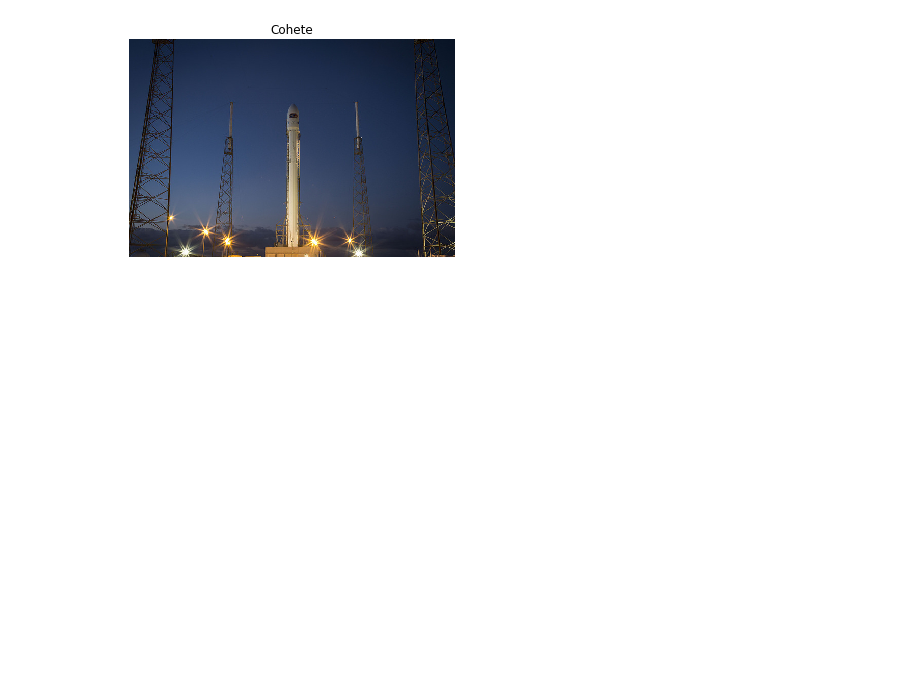
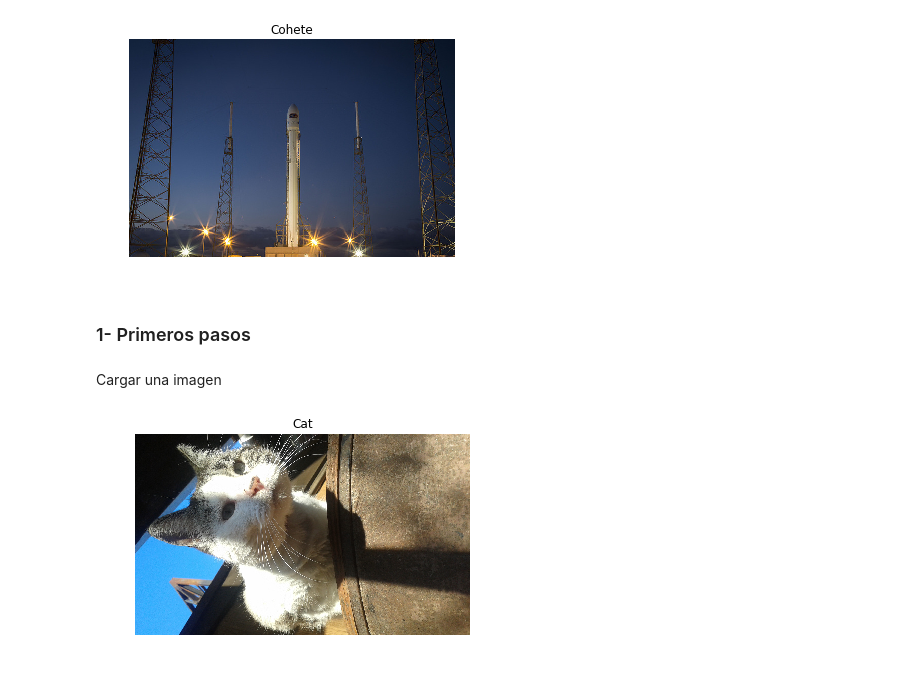
Before and after one commit to PamelaMunozCaceres/Python-Study, a Jupyter notebook: Jugando con imágenes.ipynb, the cells around one changed output. Cells and saved outputs as stored; diff of their text form; code cells hidden in the pictures; blank space fills up the shorter version.

Commit message:
Pequeño avance en imagenes

```diff
--- a/Jugando con imágenes.ipynb
+++ b/Jugando con imágenes.ipynb
@@ -15,3 +16,18 @@ plt.axis('off')
 plt.show()
 # %% [output]
 [figure]
+# %% [markdown]
+### 1- Primeros pasos
+# %% [markdown]
+Cargar una imagen
+# %%
+# La ruta de mi imagen
+ruta = "datasets/Imagenes/gato.jpg"
+# %%
+gato = plt.imread(ruta)
+plt.imshow(gato)
+plt.title("Cat")
+plt.axis('off')
+plt.show()
+# %% [output]
+[figure, added]
```
Also changed, not shown: parts of 4 cells of this notebook.
